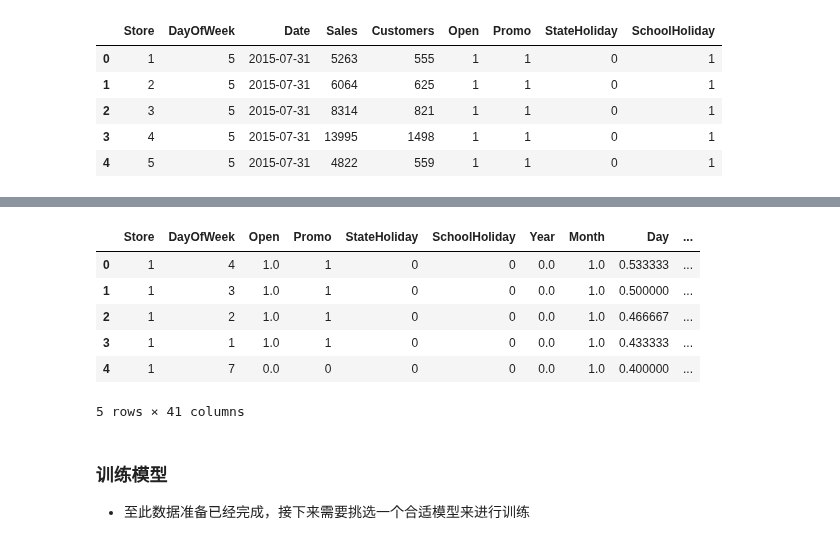
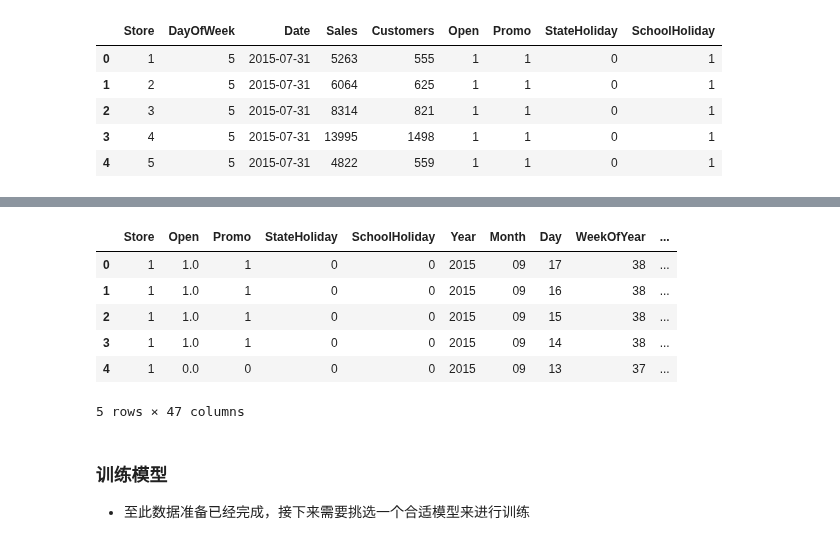
Before and after one commit to Qucy/UdacityMachineLearning, a Jupyter notebook: rossmann_store_sales/rossmann_store_sales.ipynb, the cells around one changed output, grey strips where cells are left out. Cells and saved outputs as stored; diff of their text form; code cells hidden in the pictures.

```diff
--- a/rossmann_store_sales/rossmann_store_sales.ipynb
+++ b/rossmann_store_sales/rossmann_store_sales.ipynb
@@ -273,16 +259,27 @@ train.head()
-# %%
-#测试集合需要drop掉Id这一列
-test=test.drop(['Id'], axis=1)
-#查看测试集合并后的情况
-test.head()
-# %% [output]
-|  | Store | DayOfWeek | Open | Promo | StateHoliday | SchoolHoliday | Year | Month | Day | ... |
-| 0 | 1 | 4 | 1.0 | 1 | 0 | 0 | 0.0 | 1.0 | 0.533333 | ... |
-| 1 | 1 | 3 | 1.0 | 1 | 0 | 0 | 0.0 | 1.0 | 0.500000 | ... |
-| 2 | 1 | 2 | 1.0 | 1 | 0 | 0 | 0.0 | 1.0 | 0.466667 | ... |
-| 3 | 1 | 1 | 1.0 | 1 | 0 | 0 | 0.0 | 1.0 | 0.433333 | ... |
-| 4 | 1 | 7 | 0.0 | 0 | 0 | 0 | 0.0 | 1.0 | 0.400000 | ... |
-5 rows × 41 columns
+# %%
+# 测试集预处理
+# 填补Open为NaN的情况，如果DayOfWeek不等于则Open=1，反之为0
+#test["Open"][test["Open"] != test["Open"]] = (test["DayOfWeek"] != 7).astype(int)
+test = preprocess_data(test)
+# 保存open==0的测试集合ID
+#closed_store_ids = test["Id"][test["Open"] == 0].values
+# 移除这些ID
+#test = test[test["Open"] != 0]
+# 保存当前ID
+store_ids = test["Id"]
+#删除Id和Open
+test=test.drop(['Id'], axis=1)
+#查看测试集合并后的情况
+test = pd.merge(test, store, on='Store')
+test.head()
+# %% [output]
+|  | Store | Open | Promo | StateHoliday | SchoolHoliday | Year | Month | Day | WeekOfYear | ... |
+| 0 | 1 | 1.0 | 1 | 0 | 0 | 2015 | 09 | 17 | 38 | ... |
+| 1 | 1 | 1.0 | 1 | 0 | 0 | 2015 | 09 | 16 | 38 | ... |
+| 2 | 1 | 1.0 | 1 | 0 | 0 | 2015 | 09 | 15 | 38 | ... |
+| 3 | 1 | 1.0 | 1 | 0 | 0 | 2015 | 09 | 14 | 38 | ... |
+| 4 | 1 | 0.0 | 0 | 0 | 0 | 2015 | 09 | 13 | 37 | ... |
+5 rows × 47 columns
 # %% [markdown]
 ### 训练模型
 - 至此数据准备已经完成，接下来需要挑选一个合适模型来进行训练
```
Also changed, not shown: parts of 14 cells of this notebook.
